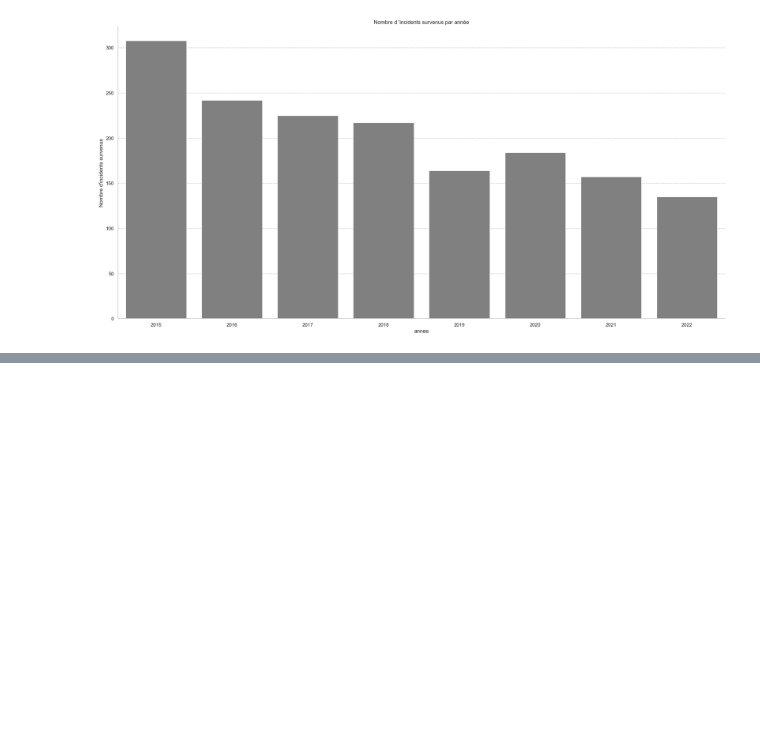
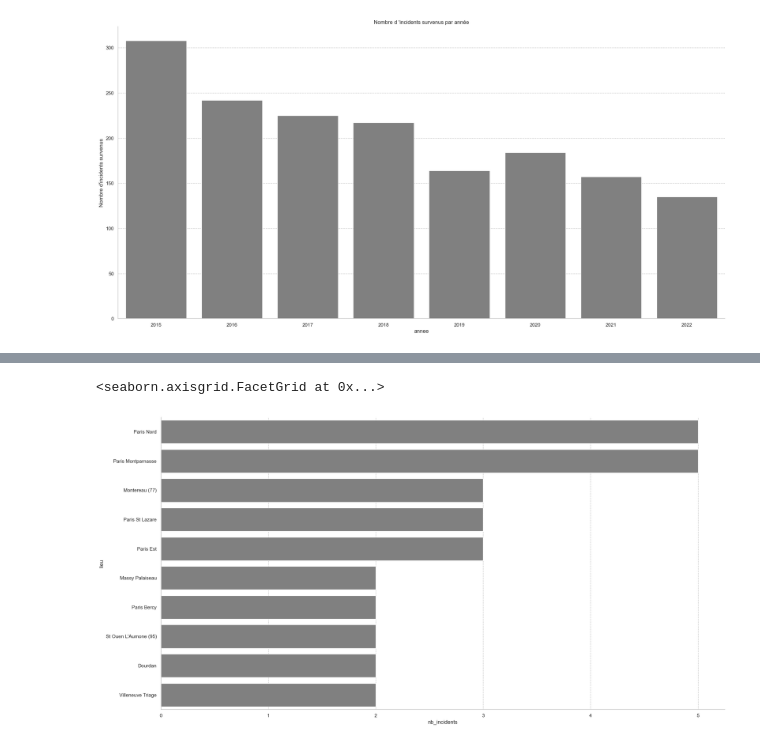
Before and after one commit to gbiaou/Projet_Python_SNCF, a Jupyter notebook: incidents_de_sécurité.ipynb, the cells around one changed output, grey strips where cells are left out. Drawn from its saved outputs; the diff is of its cells as text; code cells hidden in the pictures; blank space fills up the shorter version.

```diff
--- a/incidents_de_sécurité.ipynb
+++ b/incidents_de_sécurité.ipynb
@@ -50,0 +86,10 @@ plt.plot(df3['annee'], df3['niveau_gravite'], "gray")
+# %%
+df4=incident[incident['region']=='IDF']
+df4=df4.groupby('lieu').agg({'lieu': "count"})
+df4.rename(columns = {'lieu':'nb_incidents'}, inplace = True)
+df4=df4.sort_values('nb_incidents', ascending = False).head(10)
+df4=df4.reset_index()
+sns.catplot(x='nb_incidents', y='lieu', data=df4, kind = "bar", height = 10, aspect = 2, color='gray')
+# %% [output]
+<seaborn.axisgrid.FacetGrid at 0x...>
+[figure, added]
```
Also changed, not shown: parts of 6 cells of this notebook.
